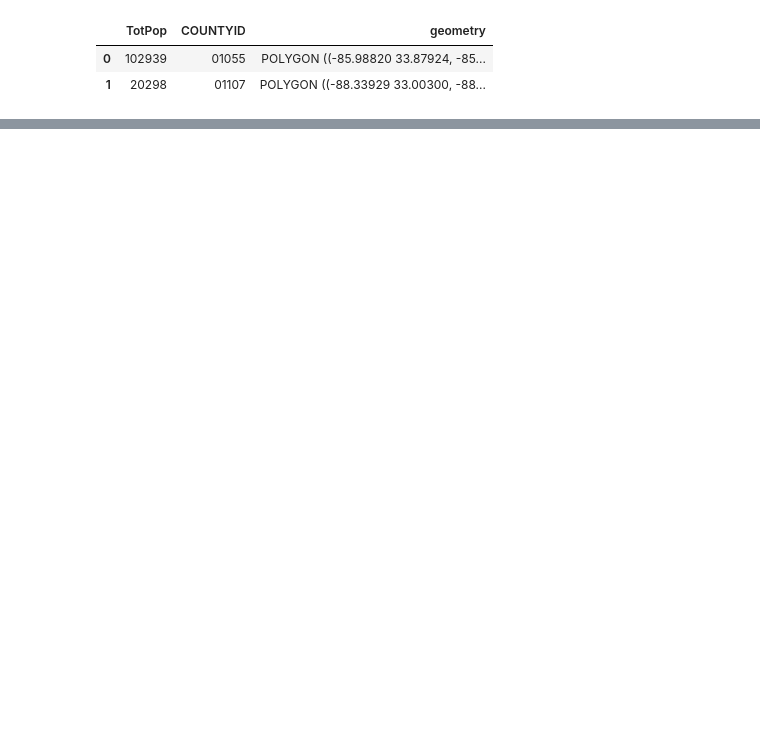
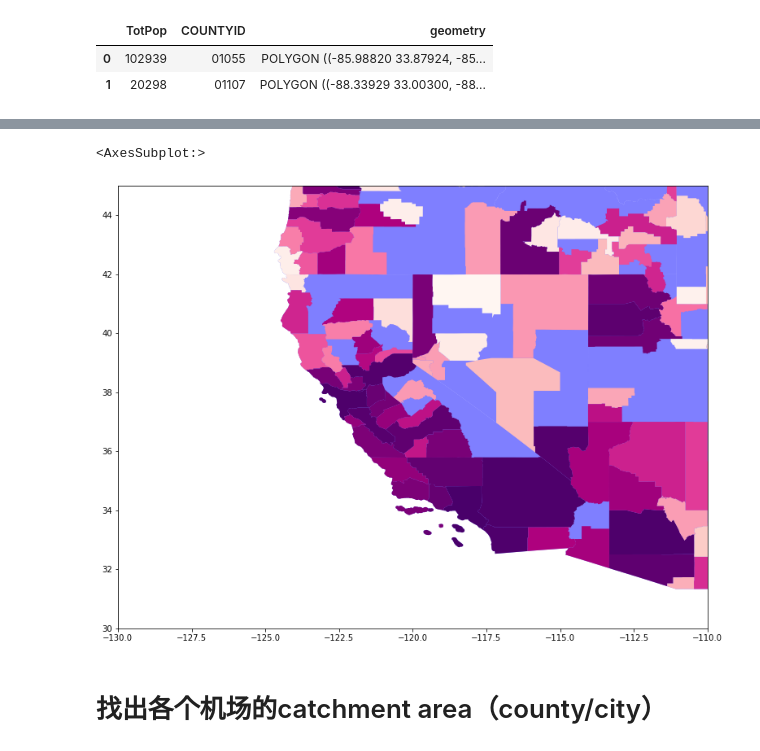
Before and after one commit to khzhang2/Air_Traffic, a Jupyter notebook: Data_Processing.ipynb, the cells around one changed output, grey strips where cells are left out. Drawn from its saved outputs; the diff is of its cells as text; code cells hidden in the pictures; blank space fills up the shorter version.

```diff
--- a/Data_Processing.ipynb
+++ b/Data_Processing.ipynb
@@ -240,5 +250,8 @@ us_state = get_state_data()
 # %%
-for i in range(len(att_lst)-2):  # except for COUNTYID and GEOID
+for i in range(len(att_lst)):
+    # except for COUNTYID and GEOID
+    if att_lst[i]=='COUNTYID' or att_lst[i]=='GEOID':
+        continue
     us_state = add_att_state(us_state, att_lst[i], type_lst[i])
     print('Complete', att_lst[i])
 # %% [output]
@@ -268,0 +302,2 @@ us_state.head(2)
+# %%
+us_CBSA = get_CBSA_data()
@@ -268,0 +310,28 @@ us_state.head(2)
+# %%
+def add_att_CBSA(df, att, type_):
+    # type_ can be 'sum', 'mean' or 'same'
+    if att=='CBSA' or att=='CBSA_Name':
+        return df
+    df[att] = ''
+    for i in df.index:
+        try:
+            geoid = int(df.loc[i, 'CBSA'])
+        except:
+            continue
+        if type_ == 'sum':
+            df.loc[i, att] = sl_data.loc[sl_data['CBSA']==geoid, att].sum()
+        elif att == 'INTPTLAT' or att == 'INTPTLON':
+            df.loc[i, att] = us_tract.loc[us_tract['CBSA']==geoid, att].mean()
+        elif type_ == 'mean':
+            df.loc[i, att] = sl_data.loc[sl_data['CBSA']==geoid, att].mean()
+        elif type_ == 'same':
+#             ipdb.set_trace()
+            df.loc[i, att] = sl_data.loc[sl_data['CBSA']==geoid, att].iloc[0]
+    return df
+# %%
+for i in range(len(att_lst)):
+    # except for COUNTYID and GEOID
+    if att_lst[i]=='COUNTYID' or att_lst[i]=='GEOID':
+        continue
+    us_CBSA = add_att_CBSA(us_CBSA, att_lst[i], type_lst[i])
+    print('Complete', att_lst[i])
@@ -269,3 +363,13 @@ us_state.head(2)
+# %%
+fig = plt.figure(figsize=[20,10])
+ax = fig.add_subplot(111)
+ax.set_xlim([-130, -110])
+ax.set_ylim([30, 45])
+us_state.plot(ax=ax, color='b', alpha=0.5)
+us_CBSA.plot(ax=ax, alpha=1, column='TotPop', cmap='RdPu')
+# %% [output]
+<AxesSubplot:>
+[figure, added]
 # %%
 # us_tract.fillna(0).to_file('./data/us_tract.shp', driver='ESRI Shapefile')
 # us_county.fillna(0).to_file('./data/us_county.shp', driver='ESRI Shapefile')
@@ -272 +378,3 @@ us_state.head(2)
 # us_state.fillna(0).to_file('./data/us_state.shp', driver='ESRI Shapefile')
+# %% [markdown]
+# 找出各个机场的catchment area（county/city）
```
Also changed, not shown: parts of 25 cells of this notebook.
